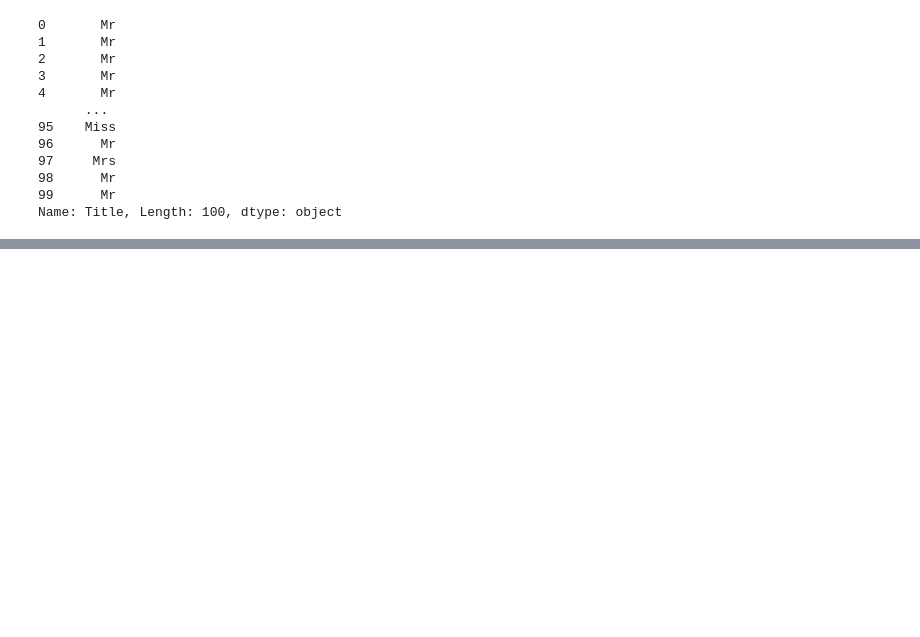
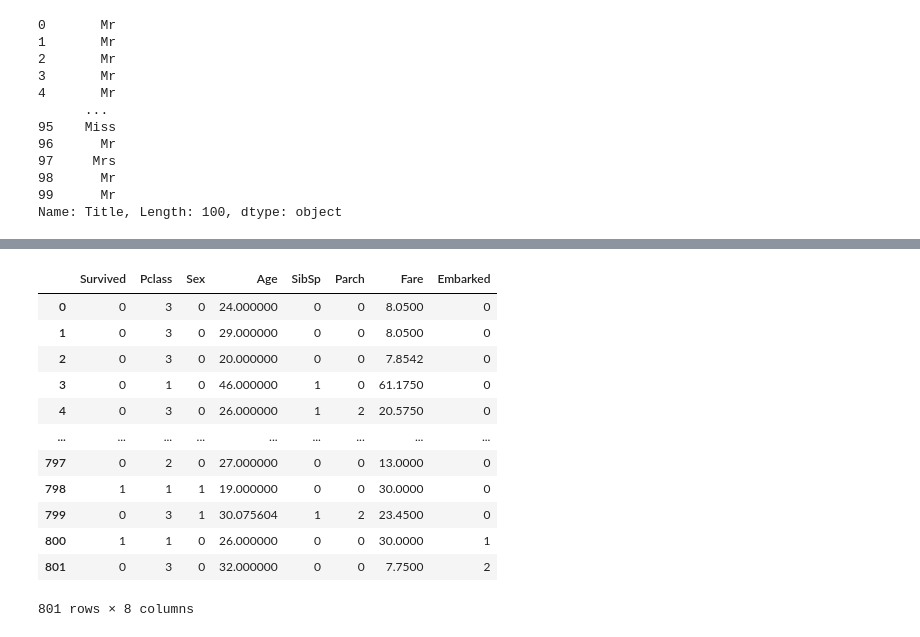
Before and after one commit to damianlukawski/Data-analysis-101, a Jupyter notebook: Analysing_titanic_dataset.ipynb, the cells around one changed output, grey strips where cells are left out. Saved outputs shown, nothing was run; the diff lists cells and outputs as text; code cells hidden in the pictures; blank space fills up the shorter version.

```diff
--- a/Analysing_titanic_dataset.ipynb
+++ b/Analysing_titanic_dataset.ipynb
@@ -232,0 +319,16 @@ Name: Title, dtype: int64
+# %%
+dftrain
+# %% [output]
+|  | Survived | Pclass | Sex | Age | SibSp | Parch | Fare | Embarked |
+| 0 | 0 | 3 | 0 | 24.000000 | 0 | 0 | 8.0500 | 0 |
+| 1 | 0 | 3 | 0 | 29.000000 | 0 | 0 | 8.0500 | 0 |
+| 2 | 0 | 3 | 0 | 20.000000 | 0 | 0 | 7.8542 | 0 |
+| 3 | 0 | 1 | 0 | 46.000000 | 1 | 0 | 61.1750 | 0 |
+| 4 | 0 | 3 | 0 | 26.000000 | 1 | 2 | 20.5750 | 0 |
+| ... | ... | ... | ... | ... | ... | ... | ... | ... |
+| 797 | 0 | 2 | 0 | 27.000000 | 0 | 0 | 13.0000 | 0 |
+| 798 | 1 | 1 | 1 | 19.000000 | 0 | 0 | 30.0000 | 0 |
+| 799 | 0 | 3 | 1 | 30.075604 | 1 | 2 | 23.4500 | 0 |
+| 800 | 1 | 1 | 0 | 26.000000 | 0 | 0 | 30.0000 | 1 |
+| 801 | 0 | 3 | 0 | 32.000000 | 0 | 0 | 7.7500 | 2 |
+801 rows × 8 columns
```
Also changed, not shown: parts of 11 cells of this notebook.
